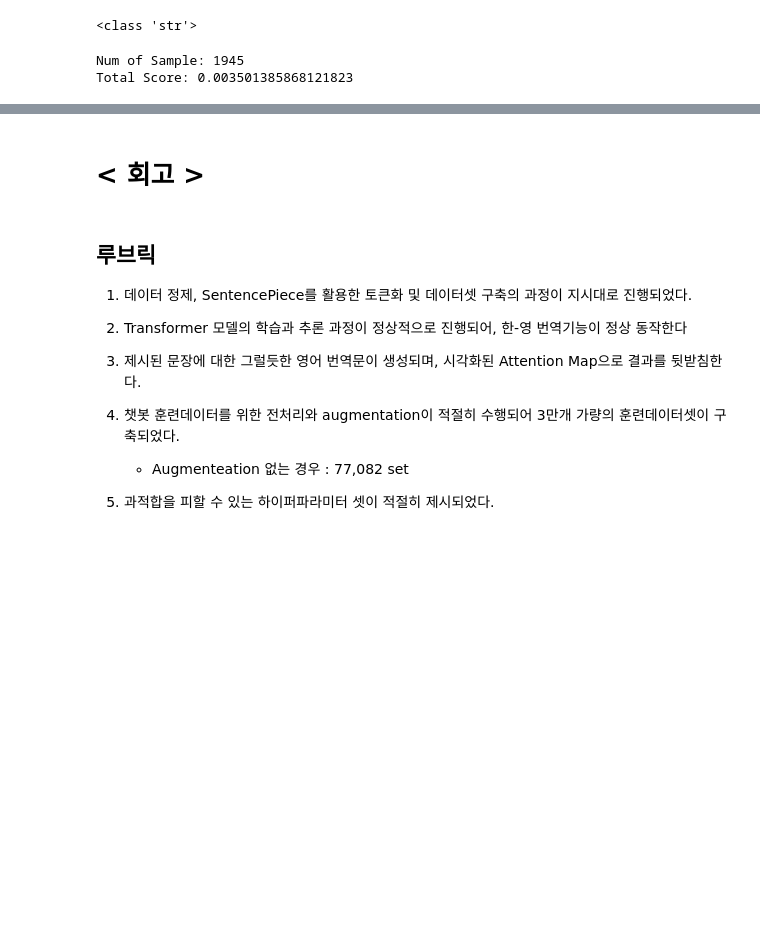
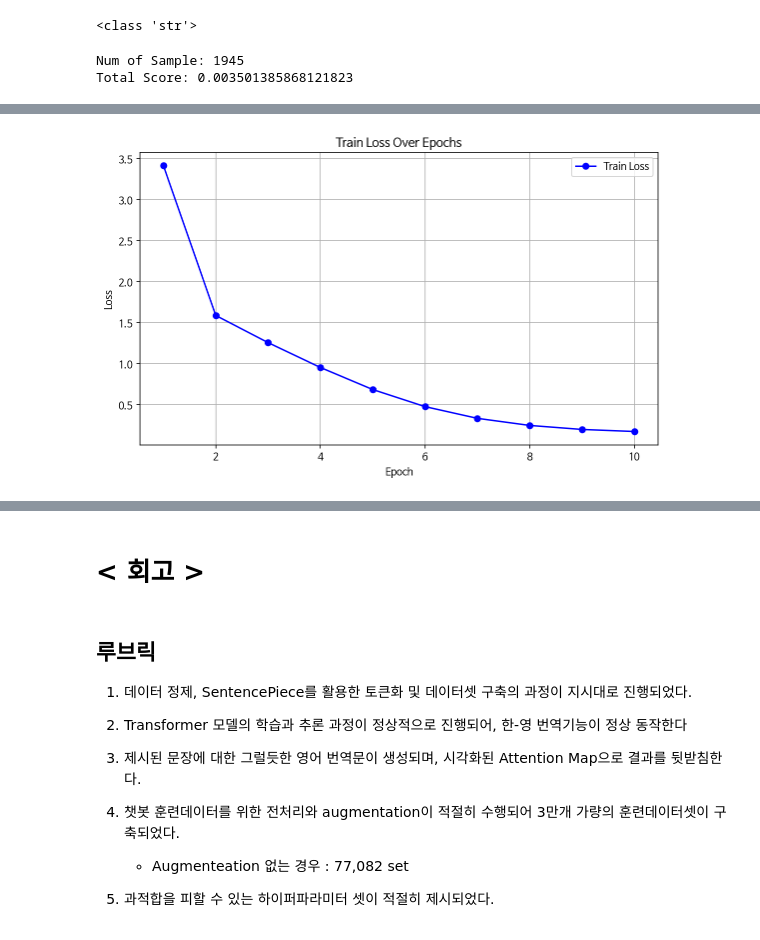
Before and after one commit to YSKIM-moya/AIFFEL_quest_rs, a Jupyter notebook: GoingDeeper/Gd05/transformer_kor_eng_translator.ipynb, the cells around one changed output, grey strips where cells are left out. Cells and saved outputs as stored; diff of their text form; code cells hidden in the pictures; blank space fills up the shorter version.

```diff
--- a/GoingDeeper/Gd05/transformer_kor_eng_translator.ipynb
+++ b/GoingDeeper/Gd05/transformer_kor_eng_translator.ipynb
@@ -1023,3 +1070,7 @@ for idx in tqdm(range(len(kor_aug_corpus))):
 # 패딩처리를 완료하여 학습용 데이터를 완성합니다.
 enc_aug_train = tf.keras.preprocessing.sequence.pad_sequences(src_aug_corpus, maxlen=MAX_LEN, padding='post')
 dec_aug_train = tf.keras.preprocessing.sequence.pad_sequences(tgt_aug_corpus, maxlen=MAX_LEN, padding='post')
+# %%
+enc_aug_data = enc_aug_train[:80000]
+dec_aug_data = dec_aug_train[:80000]
+len(enc_aug_data)
@@ -1667,0 +1725,20 @@ Total Score: 0.003501385868121823
+# %%
+config = TransformerCase1Config()
+
+
+transformer_2layer_aug = Transformer(
+    n_layers=config.n_layers,
+    d_model=config.d_model,
+    n_heads=config.n_heads,
+    d_ff=config.d_ff,
+    src_vocab_size=SRC_VOCAB_SIZE,
+    tgt_vocab_size=TGT_VOCAB_SIZE,
+    pos_len=200,
+    dropout=config.dropout_rate,
+    shared_fc=True)
+
+EPOCHS = 10
+
+model_4_loss = []
+model_4_loss = train_transfomer(config, transformer_2layer_aug, enc_aug_data, dec_aug_data, \
+                                ko_aug_tokenizer, en_aug_tokenizer, EPOCHS, model_4_loss)
@@ -1667,0 +1869,4 @@ Total Score: 0.003501385868121823
+# %%
+display_loss_graph(model_4_loss)
+# %% [output]
+[figure, added]
```
Also changed, not shown: parts of 12 cells of this notebook.
